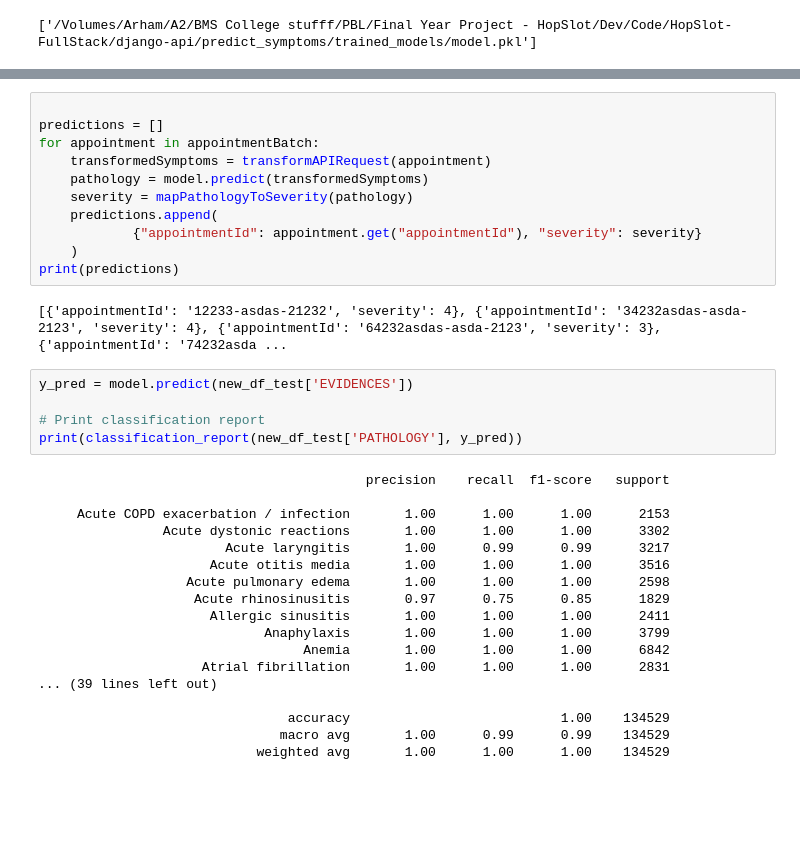
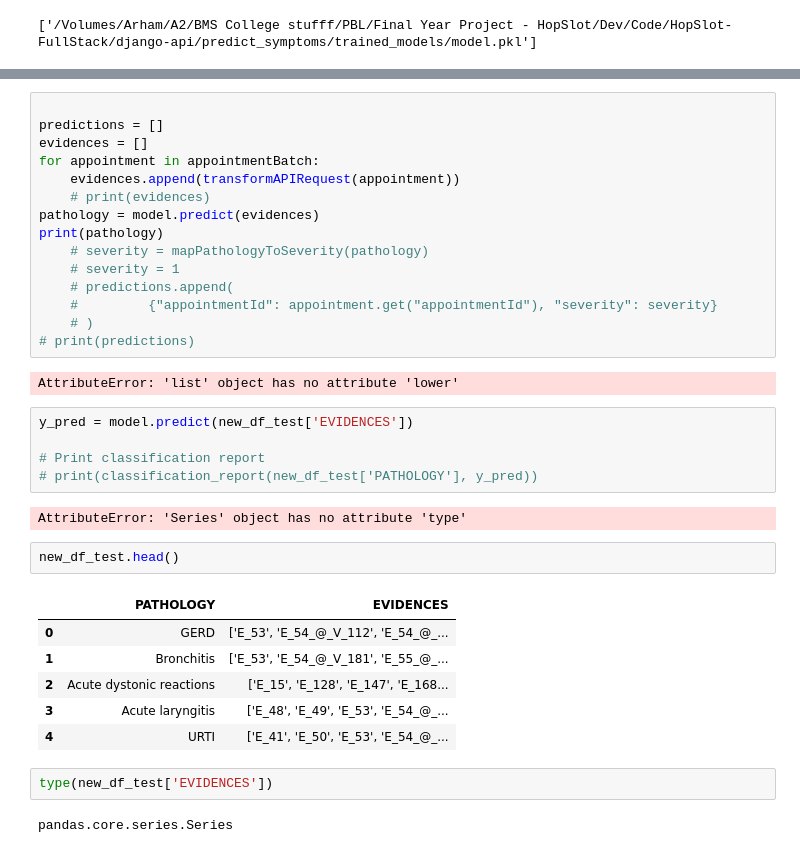
Before and after one commit to arhamsc/HopSlot, a Jupyter notebook: HopSlot-DL/HopSlotDL_LR_model.ipynb, the cells around one changed output, grey strips where cells are left out. Cells and saved outputs as stored; diff of their text form; blank space fills up the shorter version.

```diff
--- a/HopSlot-DL/HopSlotDL_LR_model.ipynb
+++ b/HopSlot-DL/HopSlotDL_LR_model.ipynb
@@ -182,36 +199,37 @@ appointmentBatch = [
 # %%
 
 predictions = []
+evidences = []
 for appointment in appointmentBatch:
-    transformedSymptoms = transformAPIRequest(appointment)
-    pathology = model.predict(transformedSymptoms)
-    severity = mapPathologyToSeverity(pathology)
-    predictions.append(
-            {"appointmentId": appointment.get("appointmentId"), "severity": severity}
-    )
-print(predictions)
+    evidences.append(transformAPIRequest(appointment))
+    # print(evidences)
+pathology = model.predict(evidences)
+print(pathology)
+    # severity = mapPathologyToSeverity(pathology)
+    # severity = 1
+    # predictions.append(
+    #         {"appointmentId": appointment.get("appointmentId"), "severity": severity}
+    # )
+# print(predictions)
 # %% [output]
-[{'appointmentId': '12233-asdas-21232', 'severity': 4}, {'appointmentId': '34232asdas-asda-2123', 'severity': 4}, {'appointmentId': '64232asdas-asda-2123', 'severity': 3}, {'appointmentId': '74232asda ...
+AttributeError: 'list' object has no attribute 'lower'
 # %%
 y_pred = model.predict(new_df_test['EVIDENCES'])
 
 # Print classification report
-print(classification_report(new_df_test['PATHOLOGY'], y_pred))
+# print(classification_report(new_df_test['PATHOLOGY'], y_pred))
 # %% [output]
-                                          precision    recall  f1-score   support
-
-     Acute COPD exacerbation / infection       1.00      1.00      1.00      2153
-                Acute dystonic reactions       1.00      1.00      1.00      3302
-                        Acute laryngitis       1.00      0.99      0.99      3217
-                      Acute otitis media       1.00      1.00      1.00      3516
-                   Acute pulmonary edema       1.00      1.00      1.00      2598
-                    Acute rhinosinusitis       0.97      0.75      0.85      1829
-                      Allergic sinusitis       1.00      1.00      1.00      2411
-                             Anaphylaxis       1.00      1.00      1.00      3799
-                                  Anemia       1.00      1.00      1.00      6842
-                     Atrial fibrillation       1.00      1.00      1.00      2831
-... (39 lines left out)
-
-                                accuracy                           1.00    134529
-                               macro avg       1.00      0.99      0.99    134529
-                            weighted avg       1.00      1.00      1.00    134529
+AttributeError: 'Series' object has no attribute 'type'
+# %%
+new_df_test.head()
+# %% [output]
+|  | PATHOLOGY | EVIDENCES |
+| 0 | GERD | ['E_53', 'E_54_@_V_112', 'E_54_@_... |
+| 1 | Bronchitis | ['E_53', 'E_54_@_V_181', 'E_55_@_... |
+| 2 | Acute dystonic reactions | ['E_15', 'E_128', 'E_147', 'E_168... |
+| 3 | Acute laryngitis | ['E_48', 'E_49', 'E_53', 'E_54_@_... |
+| 4 | URTI | ['E_41', 'E_50', 'E_53', 'E_54_@_... |
+# %%
+type(new_df_test['EVIDENCES'])
+# %% [output]
+pandas.core.series.Series
```
Also changed, not shown: parts of 6 cells of this notebook.
